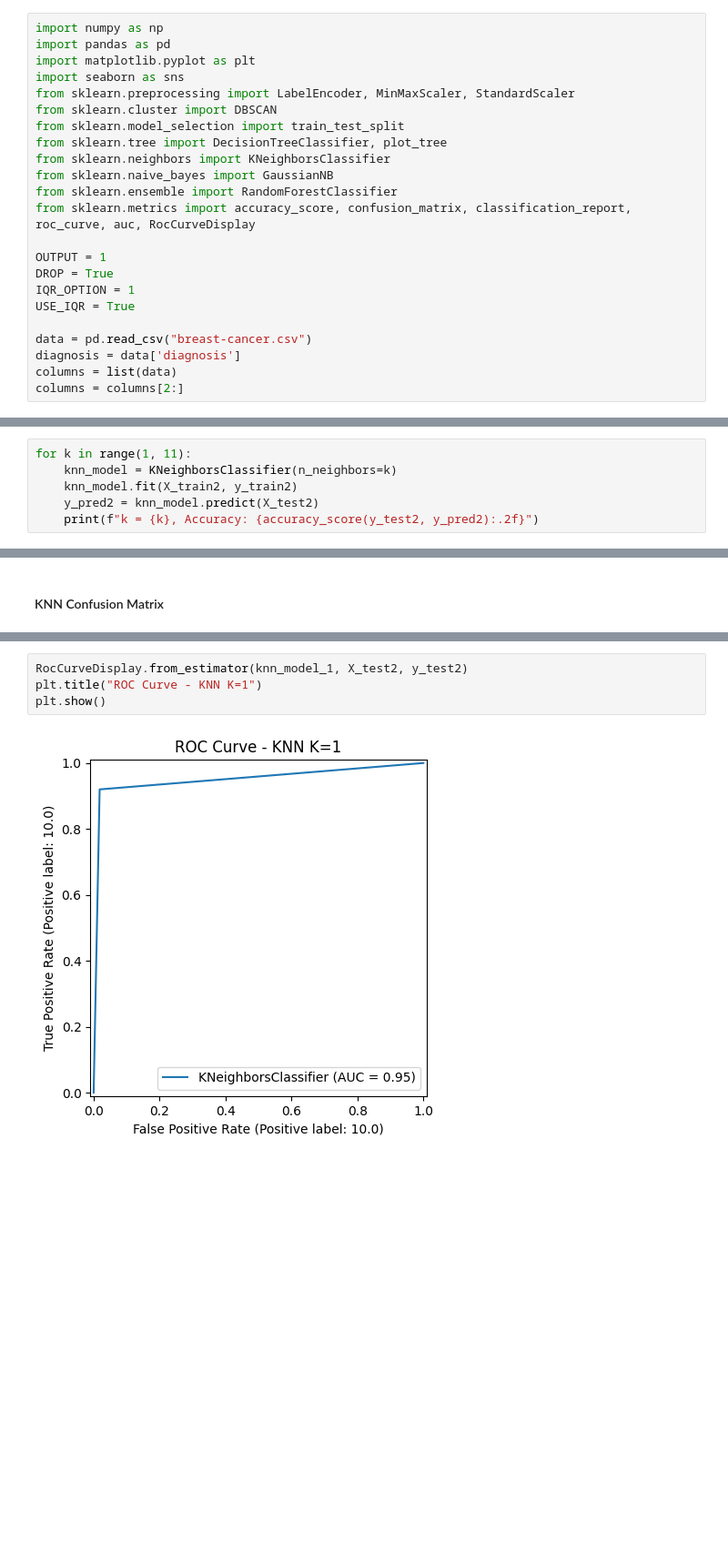
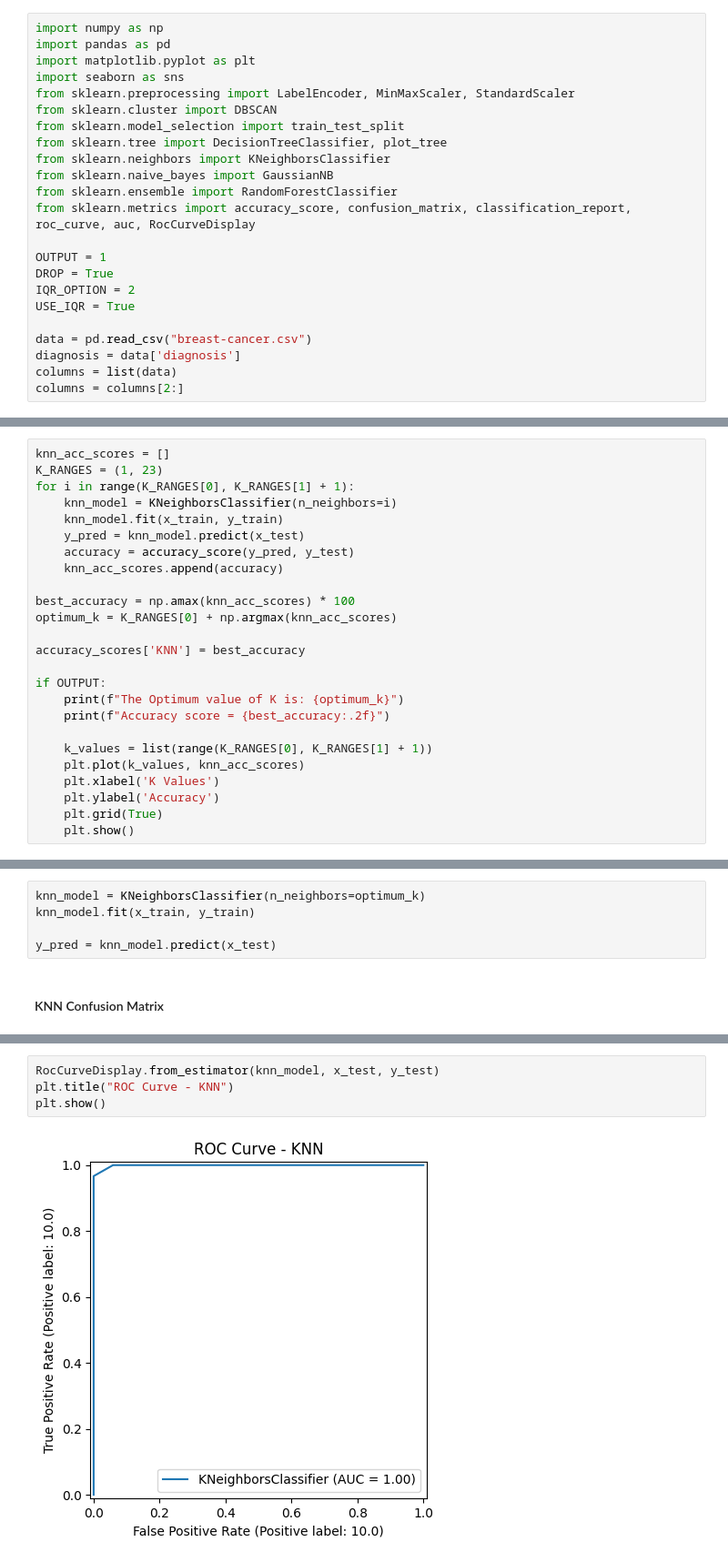
Before and after one commit to youssef-mohamed1809/Type-of-Breast-Cancer-Prediction, a Jupyter notebook: main.ipynb, the cells around one changed output, grey strips where cells are left out. Shown at 91% size. Cells and saved outputs as stored; diff of their text form; blank space fills up the shorter version.

```diff
--- a/main.ipynb
+++ b/main.ipynb
@@ -14,7 +14,7 @@ from sklearn.metrics import accuracy_score, confusion_matrix, classification_rep
 
 OUTPUT = 1
 DROP = True
-IQR_OPTION = 1
+IQR_OPTION = 2
 USE_IQR = True
 
 data = pd.read_csv("breast-cancer.csv")
@@ -540,6 +433,0 @@ Accuracy: 0.95
-# %%
-for k in range(1, 11):
-    knn_model = KNeighborsClassifier(n_neighbors=k)
-    knn_model.fit(X_train2, y_train2)
-    y_pred2 = knn_model.predict(X_test2)
-    print(f"k = {k}, Accuracy: {accuracy_score(y_test2, y_pred2):.2f}")
@@ -594,0 +434,25 @@ Accuracy when K=3: 0.96
+# %%
+knn_acc_scores = []
+K_RANGES = (1, 23)
+for i in range(K_RANGES[0], K_RANGES[1] + 1):
+    knn_model = KNeighborsClassifier(n_neighbors=i)
+    knn_model.fit(x_train, y_train)
+    y_pred = knn_model.predict(x_test)
+    accuracy = accuracy_score(y_pred, y_test)
+    knn_acc_scores.append(accuracy)
+
+best_accuracy = np.amax(knn_acc_scores) * 100
+optimum_k = K_RANGES[0] + np.argmax(knn_acc_scores)
+
+accuracy_scores['KNN'] = best_accuracy
+
+if OUTPUT:
+    print(f"The Optimum value of K is: {optimum_k}")
+    print(f"Accuracy score = {best_accuracy:.2f}")
+
+    k_values = list(range(K_RANGES[0], K_RANGES[1] + 1))
+    plt.plot(k_values, knn_acc_scores)
+    plt.xlabel('K Values')
+    plt.ylabel('Accuracy')
+    plt.grid(True)
+    plt.show()
@@ -595,2 +463,7 @@ Accuracy when K=3: 0.96
+# %%
+knn_model = KNeighborsClassifier(n_neighbors=optimum_k)
+knn_model.fit(x_train, y_train)
+
+y_pred = knn_model.predict(x_test)
 # %% [markdown]
 #### KNN Confusion Matrix
@@ -603,6 +474,6 @@ plot_confusion_matrix(y_test2, y_pred2_3, "KNN Confusion Matrix K=3")
 # %%
-RocCurveDisplay.from_estimator(knn_model_1, X_test2, y_test2)
-plt.title("ROC Curve - KNN K=1")
+RocCurveDisplay.from_estimator(knn_model, x_test, y_test)
+plt.title("ROC Curve - KNN")
 plt.show()
 # %% [output]
-[figure, old version]
+[figure, new version]
```
Also changed, not shown: parts of 58 cells of this notebook.
